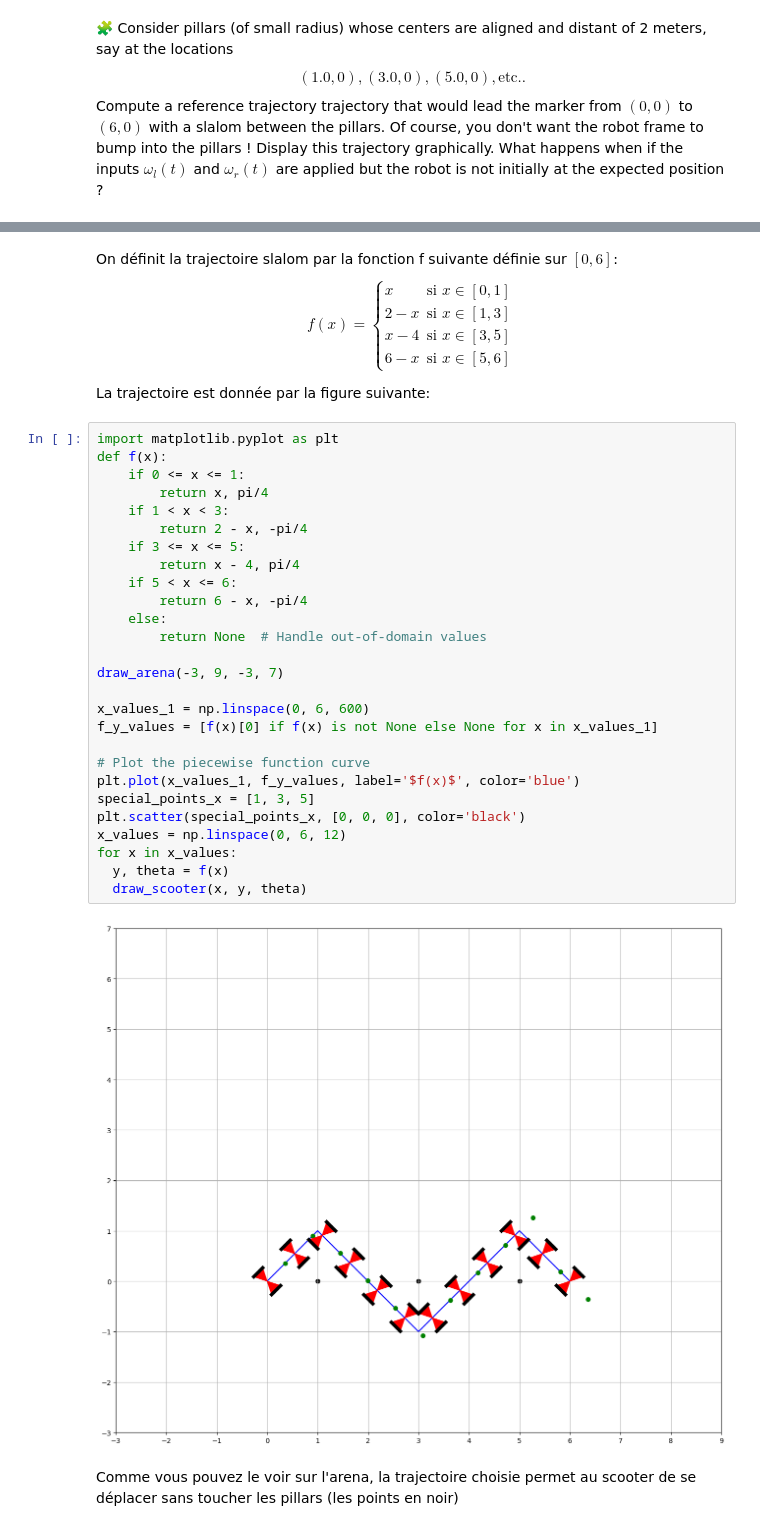
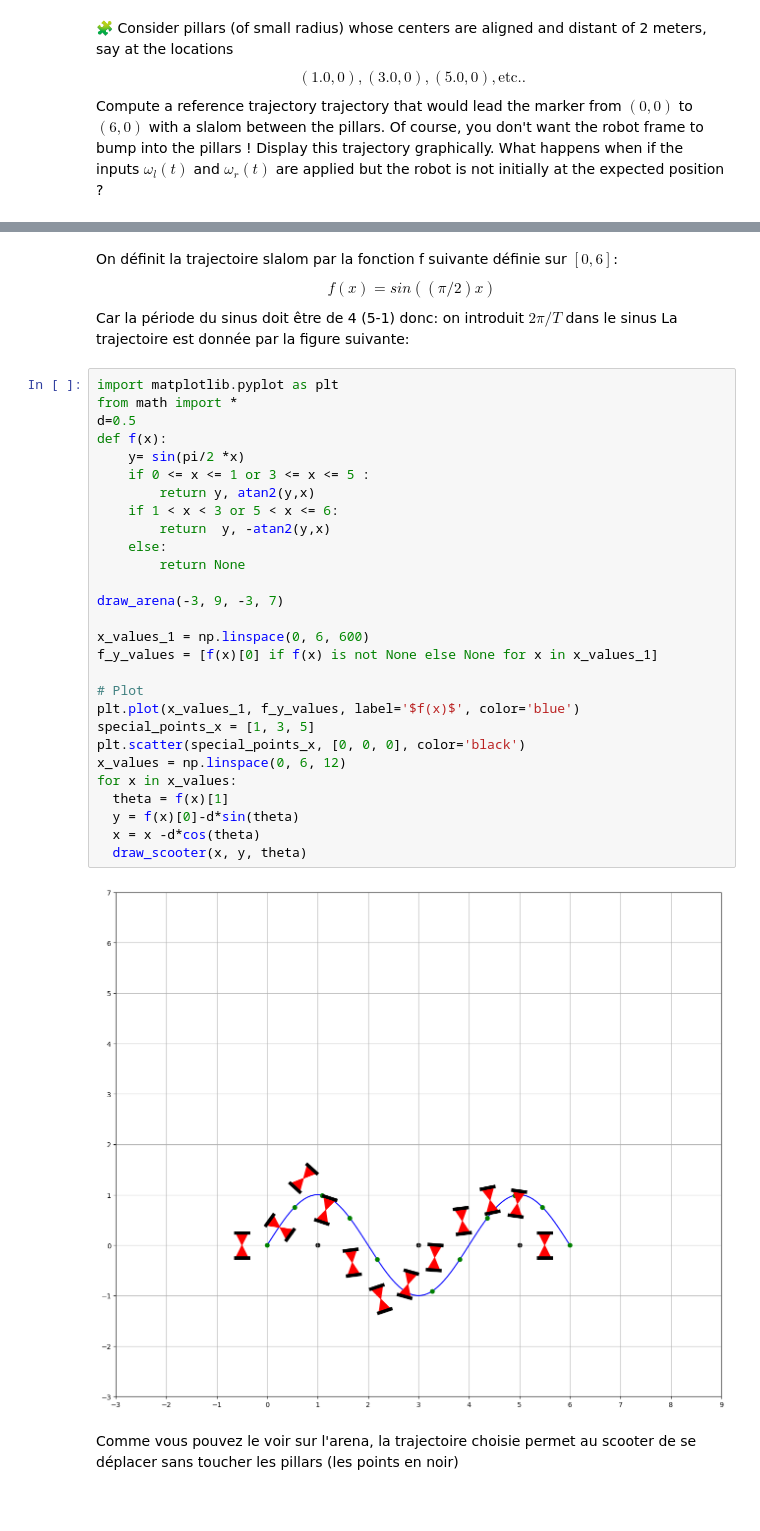
Before and after one commit to LahbibAll/control-engineering-with-python-project-2023-2024, a Jupyter notebook: Project-part-3.ipynb, the cells around one changed output, grey strips where cells are left out. Drawn from its saved outputs; the diff is of its cells as text.

```diff
--- a/Project-part-3.ipynb
+++ b/Project-part-3.ipynb
@@ -1164,45 +1297,41 @@ Compute a reference trajectory trajectory that would lead the marker from $(0,0)
 # %% [markdown]
 On définit la trajectoire slalom par la fonction f suivante définie sur $[0,6]$:
 $$
-f(x) =
-\begin{cases}
-x & \text{si } x \in [0, 1] \\
-2-x & \text{si } x \in [1, 3]\\
-x-4 & \text{si } x \in [3, 5]\\
-6-x & \text{si } x \in [5, 6]
-\end{cases}
+f(x) = sin ((\pi/2)x)
 $$
-
+Car la période du sinus doit être de 4 (5-1) donc:
+on introduit $2\pi/T$ dans le sinus
 La trajectoire est donnée par la figure suivante:
 # %%
 import matplotlib.pyplot as plt
+from math import *
+d=0.5
 def f(x):
-    if 0 <= x <= 1:
-        return x, pi/4
-    if 1 < x < 3:
-        return 2 - x, -pi/4
-    if 3 <= x <= 5:
-        return x - 4, pi/4
-    if 5 < x <= 6:
-        return 6 - x, -pi/4
+    y= sin(pi/2 *x)
+    if 0 <= x <= 1 or 3 <= x <= 5 :
+        return y, atan2(y,x)
+    if 1 < x < 3 or 5 < x <= 6:
+        return  y, -atan2(y,x)
     else:
-        return None  # Handle out-of-domain values
+        return None
 
 draw_arena(-3, 9, -3, 7)
 
 x_values_1 = np.linspace(0, 6, 600)
 f_y_values = [f(x)[0] if f(x) is not None else None for x in x_values_1]
 
-# Plot the piecewise function curve
+# Plot
 plt.plot(x_values_1, f_y_values, label='$f(x)$', color='blue')
 special_points_x = [1, 3, 5]
 plt.scatter(special_points_x, [0, 0, 0], color='black')
 x_values = np.linspace(0, 6, 12)
 for x in x_values:
-  y, theta = f(x)
+  theta = f(x)[1]
+  y = f(x)[0]-d*sin(theta)
+  x = x -d*cos(theta)
   draw_scooter(x, y, theta)
 # %% [output]
-[figure, old version]
+[figure, new version]
 # %% [markdown]
 Comme vous pouvez le voir sur l'arena, la trajectoire choisie permet au scooter de se déplacer sans toucher les pillars (les points en noir)
 # %% [markdown]
```
Also changed, not shown: parts of 18 cells of this notebook.
